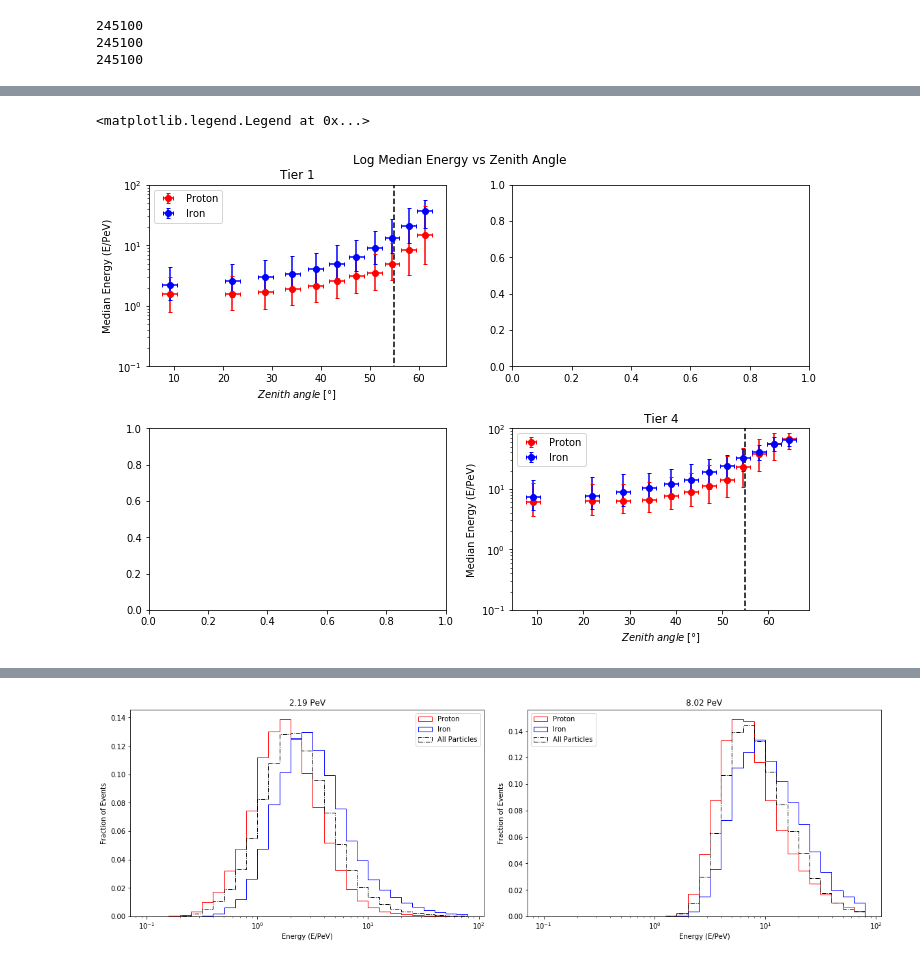
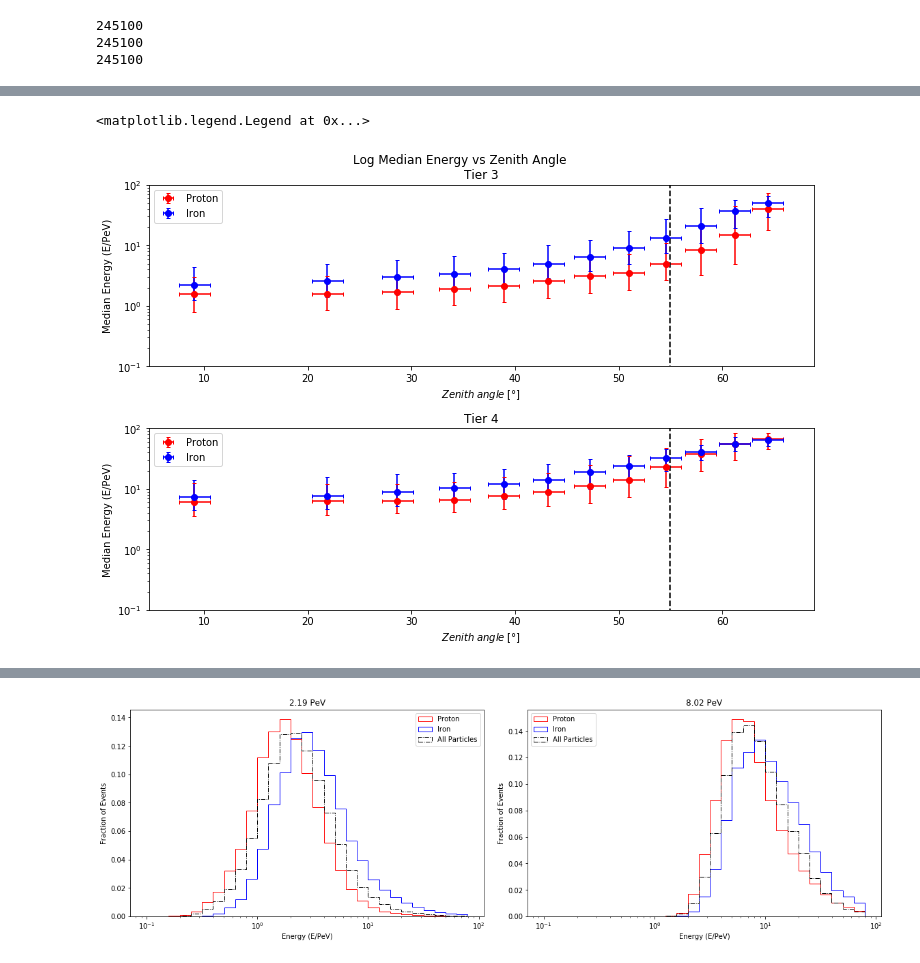
Before and after one commit to RajwolChapagain/Cosmic-Ray-Anisotropy-Analysis, a Jupyter notebook: 03_sim_study/002_loading_graphs.ipynb, the cells around one changed output, grey strips where cells are left out. Drawn from its saved outputs; the diff is of its cells as text; code cells hidden in the pictures.

Commit message:
Fix graphic issues and replace t1's with t3's

```diff
--- a/03_sim_study/002_loading_graphs.ipynb
+++ b/03_sim_study/002_loading_graphs.ipynb
@@ -314,38 +324,38 @@ mc_w_t4 = np.concatenate((mc_w_p_t4, mc_w_he_t4, mc_w_o_t4, mc_w_fe_t4), axis=No
 # Laputop
 
 # Zenith
-#lap_zen_t1 = np.concatenate((lap_zen_p_t1, lap_zen_he_t1, lap_zen_o_t1, lap_zen_fe_t1), axis=None)
+# lap_zen_t1 = np.concatenate((lap_zen_p_t1, lap_zen_he_t1, lap_zen_o_t1, lap_zen_fe_t1), axis=None)
 # lap_zen_t2 = np.concatenate((lap_zen_p_t2, lap_zen_he_t2, lap_zen_o_t2, lap_zen_fe_t2), axis=None)
-# lap_zen_t3 = np.concatenate((lap_zen_p_t3, lap_zen_he_t3, lap_zen_o_t3, lap_zen_fe_t3), axis=None)
+lap_zen_t3 = np.concatenate((lap_zen_p_t3, lap_zen_he_t3, lap_zen_o_t3, lap_zen_fe_t3), axis=None)
 lap_zen_t4 = np.concatenate((lap_zen_p_t4, lap_zen_he_t4, lap_zen_o_t4, lap_zen_fe_t4), axis=None)
 
 # Azimuth
 # lap_az_t2 = np.concatenate((lap_az_p_t2, lap_az_he_t2, lap_az_o_t2, lap_az_fe_t2), axis=None)
-# lap_az_t3 = np.concatenate((lap_az_p_t3, lap_az_he_t3, lap_az_o_t3, lap_az_fe_t3), axis=None)
+lap_az_t3 = np.concatenate((lap_az_p_t3, lap_az_he_t3, lap_az_o_t3, lap_az_fe_t3), axis=None)
 lap_az_t4 = np.concatenate((lap_az_p_t4, lap_az_he_t4, lap_az_o_t4, lap_az_fe_t4), axis=None)
 
 # Shower Plane - used for tier 1 only
-sp_zen_t1 = np.concatenate((sp_zen_p_t1, sp_zen_he_t1, sp_zen_o_t1, sp_zen_fe_t1), axis=None)
-sp_az_t1 = np.concatenate((sp_az_p_t1, sp_az_he_t1, sp_az_o_t1, sp_az_fe_t1), axis=None)
+# sp_zen_t1 = np.concatenate((sp_zen_p_t1, sp_zen_he_t1, sp_zen_o_t1, sp_zen_fe_t1), axis=None)
+# sp_az_t1 = np.concatenate((sp_az_p_t1, sp_az_he_t1, sp_az_o_t1, sp_az_fe_t1), axis=None)
 
 # sp_zen_t2 = np.concatenate((sp_zen_p_t2, sp_zen_he_t2, sp_zen_o_t2, sp_zen_fe_t2), axis=None)
-# sp_zen_t3 = np.concatenate((sp_zen_p_t3, sp_zen_he_t3, sp_zen_o_t3, sp_zen_fe_t3), axis=None)
+sp_zen_t3 = np.concatenate((sp_zen_p_t3, sp_zen_he_t3, sp_zen_o_t3, sp_zen_fe_t3), axis=None)
 sp_zen_t4 = np.concatenate((sp_zen_p_t4, sp_zen_he_t4, sp_zen_o_t4, sp_zen_fe_t4), axis=None)
 
 # sp_az_t2 = np.concatenate((sp_az_p_t2, sp_az_he_t2, sp_az_o_t2, sp_az_fe_t2), axis=None)
-# sp_az_t3 = np.concatenate((sp_az_p_t3, sp_az_he_t3, sp_az_o_t3, sp_az_fe_t3), axis=None)
+sp_az_t3 = np.concatenate((sp_az_p_t3, sp_az_he_t3, sp_az_o_t3, sp_az_fe_t3), axis=None)
 sp_az_t4 = np.concatenate((sp_az_p_t4, sp_az_he_t4, sp_az_o_t4, sp_az_fe_t4), axis=None)
 
 # Weights
 # lap_w_t2 = np.concatenate((lap_w_p_t2, lap_w_he_t2, lap_w_o_t2, lap_w_fe_t2), axis=None)
-# lap_w_t3 = np.concatenate((lap_w_p_t3, lap_w_he_t3, lap_w_o_t3, lap_w_fe_t3), axis=None)
+lap_w_t3 = np.concatenate((lap_w_p_t3, lap_w_he_t3, lap_w_o_t3, lap_w_fe_t3), axis=None)
 lap_w_t4 = np.concatenate((lap_w_p_t4, lap_w_he_t4, lap_w_o_t4, lap_w_fe_t4), axis=None)
 
-sp_w_t1 = np.concatenate((sp_w_p_t1, sp_w_he_t1, sp_w_o_t1, sp_w_fe_t1), axis=None)
+# sp_w_t1 = np.concatenate((sp_w_p_t1, sp_w_he_t1, sp_w_o_t1, sp_w_fe_t1), axis=None)
 
 
 #Stations
-ns_t1 = np.concatenate((ns_p_t1, ns_he_t1, ns_o_t1, ns_fe_t1), axis=None)
+# ns_t3 = np.concatenate((ns_p_t3, ns_he_t3, ns_o_t3, ns_fe_t3), axis=None)
 # %%
 # Tiers 2, 3 and 4 combined for Monte Carlo and Laputop, Proton and Iron
 
@@ -794,74 +804,74 @@ for b in lapzenwbins_t4:
 #ALSO GET THIS PLOT 9/16
 
 fig = plt.figure(figsize=(10, 7), constrained_layout=True)
-ax_array = fig.subplots(2, 2, squeeze=False)
+ax_array = fig.subplots(2, 1, squeeze=False)
 fig.suptitle('Log Median Energy vs Zenith Angle')
 
-arccos_zenbin_ends_t1 = t1_cos_binends
+# arccos_zenbin_ends_t1 = t1_cos_binends
 arccos_zenbin_ends = reg_cos_binends
-zenbincenters_t1 = (arccos_zenbin_ends_t1[1:] + arccos_zenbin_ends_t1[:-1])/2
+# zenbincenters_t1 = (arccos_zenbin_ends_t1[1:] + arccos_zenbin_ends_t1[:-1])/2
 zenbincenters = (arccos_zenbin_ends[1:] + arccos_zenbin_ends[:-1])/2
 
 
-ql, qh = [i[0] for i in p_t1_err], [i[1] for i in p_t1_err]
-ax_array[0,0].errorbar(zenbincenters_t1, proton_median_energy_t1, xerr=1.5, yerr=[ql, qh], capsize=2, fmt='o', color='red', label='Proton')
+# ql, qh = [i[0] for i in p_t1_err], [i[1] for i in p_t1_err]
+# ax_array[0,0].errorbar(zenbincenters_t1, proton_median_energy_t1, xerr=1.5, yerr=[ql, qh], capsize=2, fmt='o', color='red', label='Proton')
 
-ql, qh = [i[0] for i in fe_t1_err], [i[1] for i in fe_t1_err]
-ax_array[0,0].errorbar(zenbincenters_t1, iron_median_energy_t1, xerr=1.5, yerr=[ql, qh], capsize=2, fmt='o', color='blue', label='Iron')
-ax_array[0,0].set_title('Tier 1')
+# ql, qh = [i[0] for i in fe_t1_err], [i[1] for i in fe_t1_err]
+# ax_array[0,0].errorbar(zenbincenters_t1, iron_median_energy_t1, xerr=1.5, yerr=[ql, qh], capsize=2, fmt='o', color='blue', label='Iron')
+# ax_array[0,0].set_title('Tier 1')
 
-ax_array[0,0].set_yscale('log')
-ax_array[0,0].vlines(55, 0, 2000, linestyle = 'dashed')
-ax_array[0,0].set_ylim(.1,100)
-ax_array[0,0].set_ylabel('Median Energy (E/PeV)')
-ax_array[0,0].set_xlabel(r'$Zenith\;angle\;[\degree]$')
-ax_array[0,0].legend(loc='upper left')
+# ax_array[0,0].set_yscale('log')
+# ax_array[0,0].vlines(55, 0, 2000, linestyle = 'dashed')
+# ax_array[0,0].set_ylim(.1,100)
+# ax_array[0,0].set_ylabel('Median Energy (E/PeV)')
+# ax_array[0,0].set_xlabel(r'$Zenith\;angle\;[\degree]$')
+# ax_array[0,0].legend(loc='upper left')
 
 
 # ql, qh = [i[0] for i in p_t2_err], [i[1] for i in p_t2_err]
 # ax_array[0,1].errorbar(zenbincenters, proton_median_energy_t2, xerr=1.5, yerr=[ql, qh], capsize=2, fmt='o', color='red', label='Proton')
 
 # ql, qh = [i[0] for i in fe_t2_err], [i[1] for i in fe_t2_err]
 # ax_array[0,1].errorbar(zenbincenters, iron_median_energy_t2, xerr=1.5, yerr=[ql, qh], capsize=2, fmt='o', color='blue', label='Iron')
 # ax_array[0,1].set_title('Tier 2')
 
 # ax_array[0,1].set_yscale('log')
 # ax_array[0,1].vlines(55, 0, 2000, linestyle = 'dashed')
 # ax_array[0,1].set_ylim(.1,100)
 # ax_array[0,1].set_ylabel('Median Energy (E/PeV)')
 # ax_array[0,1].set_xlabel(r'$Zenith\;angle\;[\degree]$')
 # ax_array[0,1].legend(loc='upper left')
 
-# ql, qh = [i[0] for i in p_t3_err], [i[1] for i in p_t3_err]
-# ax_array[1,0].errorbar(zenbincenters, proton_median_energy_t3, xerr=1.5, yerr=[ql, qh], capsize=2, fmt='o', color='red', label='Proton')
-# ql, qh = [i[0] for i in fe_t3_err], [i[1] for i in fe_t3_err]
-# ax_array[1,0].errorbar(zenbincenters, iron_median_energy_t3, xerr=1.5, yerr=[ql, qh], capsize=2, fmt='o', color='blue', label='Iron')
-# ax_array[1,0].set_title('Tier 3')
+ql, qh = [i[0] for i in p_t3_err], [i[1] for i in p_t3_err]
+ax_array[0,0].errorbar(zenbincenters, proton_median_energy_t3, xerr=1.5, yerr=[ql, qh], capsize=2, fmt='o', color='red', label='Proton')
+ql, qh = [i[0] for i in fe_t3_err], [i[1] for i in fe_t3_err]
+ax_array[0,0].errorbar(zenbincenters, iron_median_energy_t3, xerr=1.5, yerr=[ql, qh], capsize=2, fmt='o', color='blue', label='Iron')
+ax_array[0,0].set_title('Tier 3')
 
-# ax_array[1,0].set_yscale('log')
-# ax_array[1,0].vlines(55, 0, 2000, linestyle = 'dashed')
-# ax_array[1,0].set_ylim(.1,100)
-# ax_array[1,0].set_ylabel('Median Energy (E/PeV)')
-# ax_array[1,0].set_xlabel(r'$Zenith\;angle\;[\degree]$')
-# ax_array[1,0].legend(loc='upper left')
+ax_array[0,0].set_yscale('log')
+ax_array[0,0].vlines(55, 0, 2000, linestyle = 'dashed')
+ax_array[0,0].set_ylim(.1,100)
+ax_array[0,0].set_ylabel('Median Energy (E/PeV)')
+ax_array[0,0].set_xlabel(r'$Zenith\;angle\;[\degree]$')
+ax_array[0,0].legend(loc='upper left')
 
 ql, qh = [i[0] for i in p_t4_err], [i[1] for i in p_t4_err]
-ax_array[1,1].errorbar(zenbincenters, proton_median_energy_t4, xerr=1.5, yerr=[ql, qh], capsize=2, fmt='o', color='red', label='Proton')
+ax_array[1,0].errorbar(zenbincenters, proton_median_energy_t4, xerr=1.5, yerr=[ql, qh], capsize=2, fmt='o', color='red', label='Proton')
 
 ql, qh = [i[0] for i in fe_t4_err], [i[1] for i in fe_t4_err]
-ax_array[1,1].errorbar(zenbincenters, iron_median_energy_t4, xerr=1.5, yerr=[ql, qh], capsize=2, fmt='o', color='blue', label='Iron')
-ax_array[1,1].set_title('Tier 4')
+ax_array[1,0].errorbar(zenbincenters, iron_median_energy_t4, xerr=1.5, yerr=[ql, qh], capsize=2, fmt='o', color='blue', label='Iron')
+ax_array[1,0].set_title('Tier 4')
 
-ax_array[1,1].set_yscale('log')
+ax_array[1,0].set_yscale('log')
 
-ax_array[1,1].vlines(55, 0, 2000, linestyle = 'dashed')
-ax_array[1,1].set_ylim(.1,100)
-ax_array[1,1].set_ylabel('Median Energy (E/PeV)')
-ax_array[1,1].set_xlabel(r'$Zenith\;angle\;[\degree]$')
-ax_array[1,1].legend(loc='upper left')
+ax_array[1,0].vlines(55, 0, 2000, linestyle = 'dashed')
+ax_array[1,0].set_ylim(.1,100)
+ax_array[1,0].set_ylabel('Median Energy (E/PeV)')
+ax_array[1,0].set_xlabel(r'$Zenith\;angle\;[\degree]$')
+ax_array[1,0].legend(loc='upper left')
 # %% [output]
 <matplotlib.legend.Legend at 0x...>
-[figure, old version]
+[figure, new version]
 # %%
 def getMedian(data):
     dat = data[0]*(10**-6)
```
Also changed, not shown: parts of 11 cells of this notebook.
